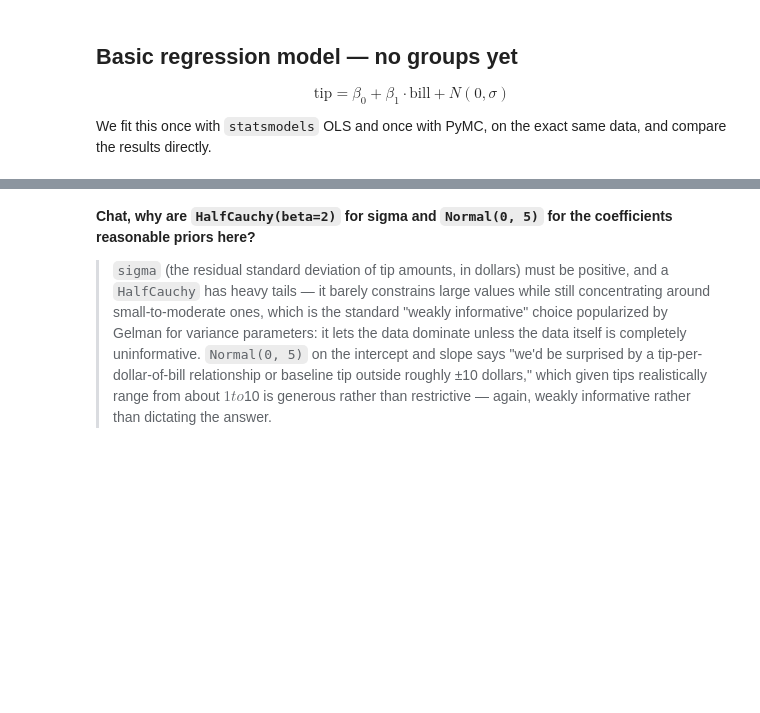
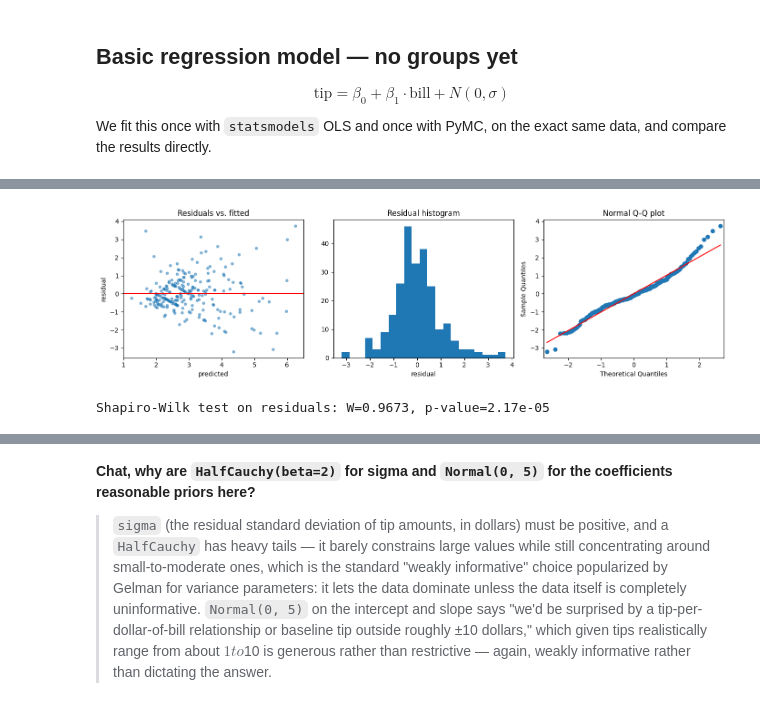
Before and after one commit to yaeldorin-glitch/Statistics-applications, a Jupyter notebook: 2_bayes_vs_ols_restaurant_tips.ipynb, the cells around one changed output, grey strips where cells are left out. Saved outputs shown, nothing was run; the diff lists cells and outputs as text; code cells hidden in the pictures; blank space fills up the shorter version.

```diff
--- a/2_bayes_vs_ols_restaurant_tips.ipynb
+++ b/2_bayes_vs_ols_restaurant_tips.ipynb
@@ -157,0 +167,18 @@ Notes:
+# %%
+resid = ols_basic.resid
+fig, axes = plt.subplots(1, 3, figsize=(14, 4))
+axes[0].scatter(ols_basic.predict(), resid, s=15, alpha=0.5)
+axes[0].axhline(0, color="red")
+axes[0].set_xlabel("predicted"); axes[0].set_ylabel("residual"); axes[0].set_title("Residuals vs. fitted")
+axes[1].hist(resid, bins="auto")
+axes[1].set_xlabel("residual"); axes[1].set_title("Residual histogram")
+sm.graphics.qqplot(resid, line="s", ax=axes[2])
+axes[2].set_title("Normal Q-Q plot")
+plt.tight_layout()
+plt.show()
+
+shapiro_stat, shapiro_p = stats.shapiro(resid)
+print(f"Shapiro-Wilk test on residuals: W={shapiro_stat:.4f}, p-value={shapiro_p:.2e}")
+# %% [output]
+[figure, added]
+Shapiro-Wilk test on residuals: W=0.9673, p-value=2.17e-05
```
Also changed, not shown: parts of 14 cells of this notebook, 3 other files.
